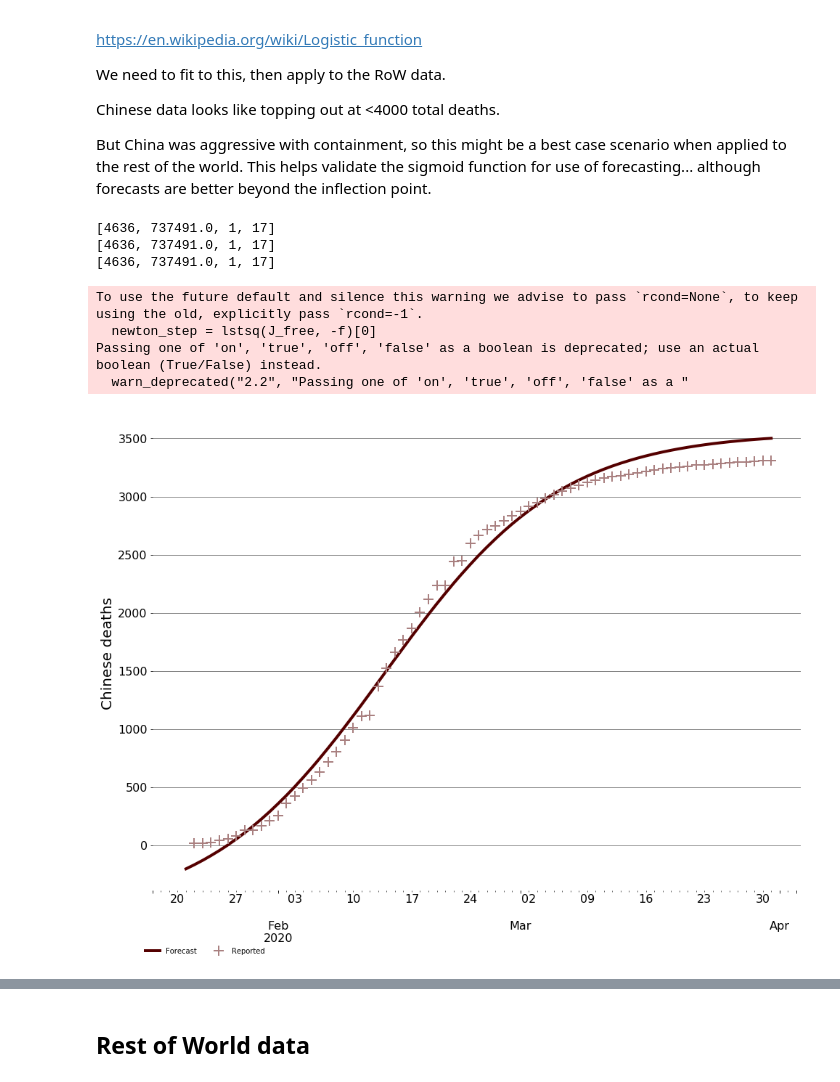
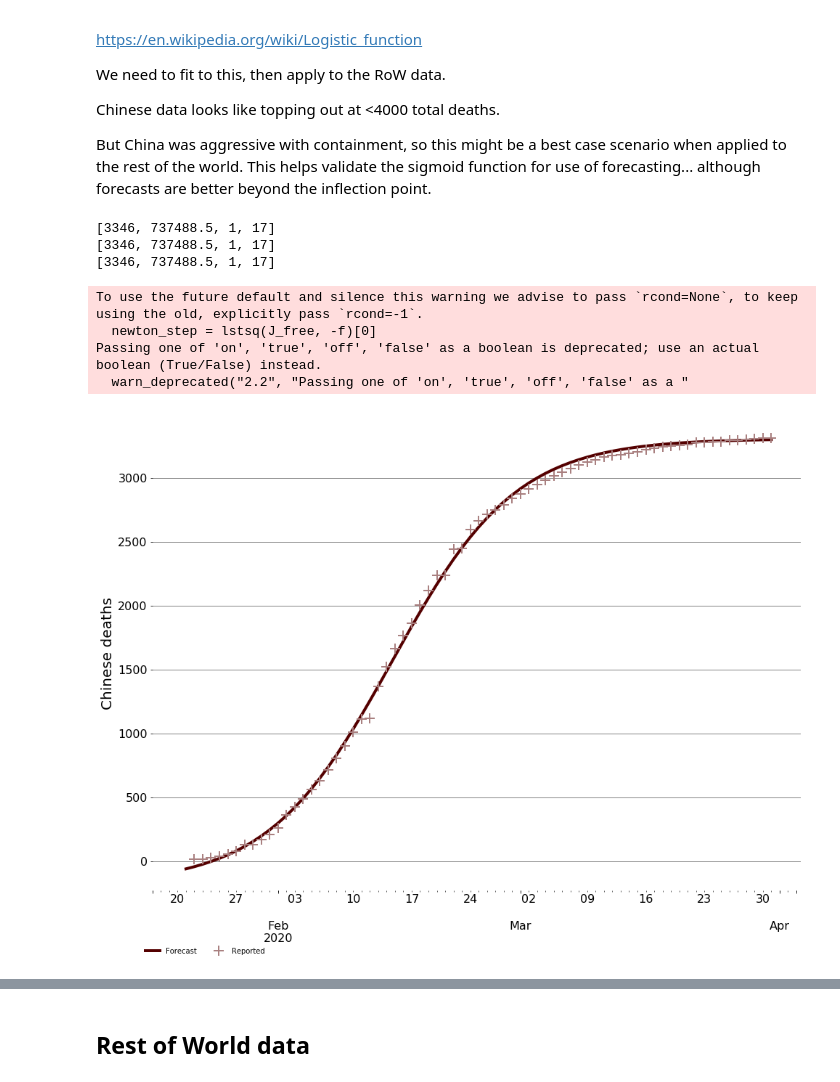
Before and after one commit to djhume/COVID-19, a Jupyter notebook: COVID-19.ipynb, the cells around one changed output, grey strips where cells are left out. Saved outputs shown, nothing was run; the diff lists cells and outputs as text; code cells hidden in the pictures.

```diff
--- a/COVID-19.ipynb
+++ b/COVID-19.ipynb
@@ -332,29 +332,29 @@ This helps validate the sigmoid function for use of forecasting... although fore
 # %%
 fig = plt.figure(1, figsize=[16,12])
 ax = fig.add_subplot(111)
-C_D_fitted = fit_sigmoid(C_D)
+C_D_fitted = fit_sigmoid(C_D[:"2020/4/16"])
 C_D_fitted.Forecast.plot(ax=ax, lw=4, fontsize=16, label='Forecast')
 C_D_fitted.Reported.plot(ax=ax, marker="+", lw=0, ms=14, mew=2, label='Reported')
 grid('on')
 ax.set_ylabel('Chinese deaths', fontsize=20)
 legend_format(ax)
 plot_formatting(ax)
 
 fig = plt.figure(2, figsize=[16,12])
 ax = fig.add_subplot(111)
-log(fit_sigmoid(C_D).Forecast).plot(ax=ax, lw=4, fontsize=16)
-log(fit_sigmoid(C_D).Reported).plot(ax=ax, marker="+", lw=0, ms=14, mew=2)
+log(fit_sigmoid(C_D[:"2020/4/16"]).Forecast).plot(ax=ax, lw=4, fontsize=16)
+log(fit_sigmoid(C_D[:"2020/4/16"]).Reported).plot(ax=ax, marker="+", lw=0, ms=14, mew=2)
 ax.set_ylabel('Log(Chinese deaths)', fontsize=20)
 grid('on')
 
 legend_format(ax)
 plot_formatting(ax)
 # %% [output]
-[4636, 737491.0, 1, 17]
-[4636, 737491.0, 1, 17]
-[4636, 737491.0, 1, 17]
+[3346, 737488.5, 1, 17]
+[3346, 737488.5, 1, 17]
+[3346, 737488.5, 1, 17]
 To use the future default and silence this warning we advise to pass `rcond=None`, to keep using the old, explicitly pass `rcond=-1`.
   newton_step = lstsq(J_free, -f)[0]
 Passing one of 'on', 'true', 'off', 'false' as a boolean is deprecated; use an actual boolean (True/False) instead.
   warn_deprecated("2.2", "Passing one of 'on', 'true', 'off', 'false' as a "
-[figure, old version]
+[figure, new version]
```
Also changed, not shown: parts of 35 cells of this notebook.
